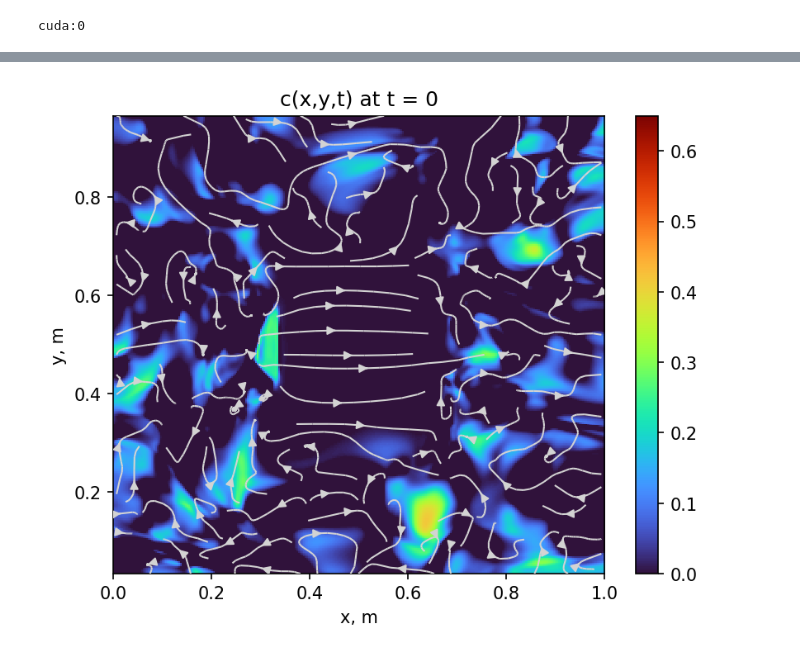
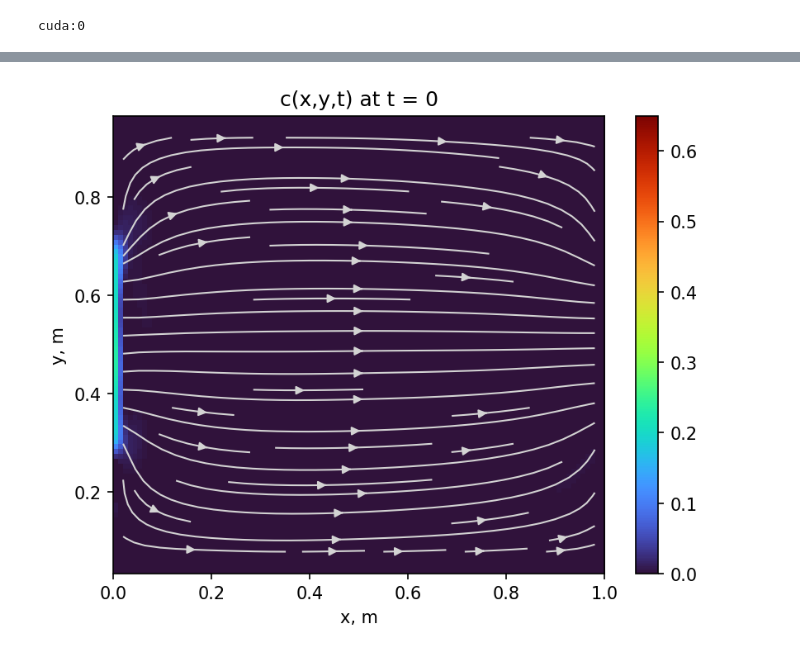
Before and after one commit to Kusok0vody/PyTorch_PiNN_for_Poisson_convection_equations_system, a Jupyter notebook: test.ipynb, the cells around one changed output, grey strips where cells are left out. Drawn from its saved outputs; the diff is of its cells as text; code cells hidden in the pictures.

```diff
--- a/test.ipynb
+++ b/test.ipynb
@@ -23,5 +23,6 @@ print(device)
 # %% [output]
 cuda:0
 # %%
-path = 'data/January_22/178656'
+path = 'data/Morlet'
 net = Poisson_Convection.load(path)
+net.model
@@ -28,3 +43,6 @@ net = Poisson_Convection.load(path)
+# %%
+for i in range(4):
+    net.make_distributed_points()
 # %%
 print (net.losses[-1], len(net.losses))
 fig = plt.figure(dpi=150)
@@ -44,7 +62,7 @@ plt.yscale('log')
 # %%
-Nx = 301
-Ny = 301
-Nt = 2
+Nx = 101
+Ny = 101
+Nt = 101
 
 t_end = 1
 
@@ -253,14 +218,14 @@ pass
 # %%
-vis.anim_result(c,
-                net.size[5]/Nt,
-                clims=[0,net.cmax],
-                streamplot_data=[mesh_yx[2:-2,2:-2],mesh_xy[2:-2,2:-2],ux[:,2:-2,2:-2],uy[:,2:-2,2:-2]],
-                name='gifk',
-                title='c(x,y,t)',
-                colour='turbo',
-                path='gifs',
-                savetogif=True,
-                showMe=True,
-                )
+anim_result(c,
+            net.size[5]/Nt,
+            clims=[0,net.cmax],
+            streamplot_data=[mesh_yx[2:-2,2:-2],mesh_xy[2:-2,2:-2],ux[:,2:-2,2:-2],uy[:,2:-2,2:-2]],
+            name='gifk',
+            title='c(x,y,t)',
+            colour='turbo',
+            path='gifs',
+            savetogif=True,
+            showMe=True,
+            )
 # %% [output]
-[figure, old version]
+[figure, new version]
```
Also changed, not shown: parts of 16 cells of this notebook, 7 other files.
